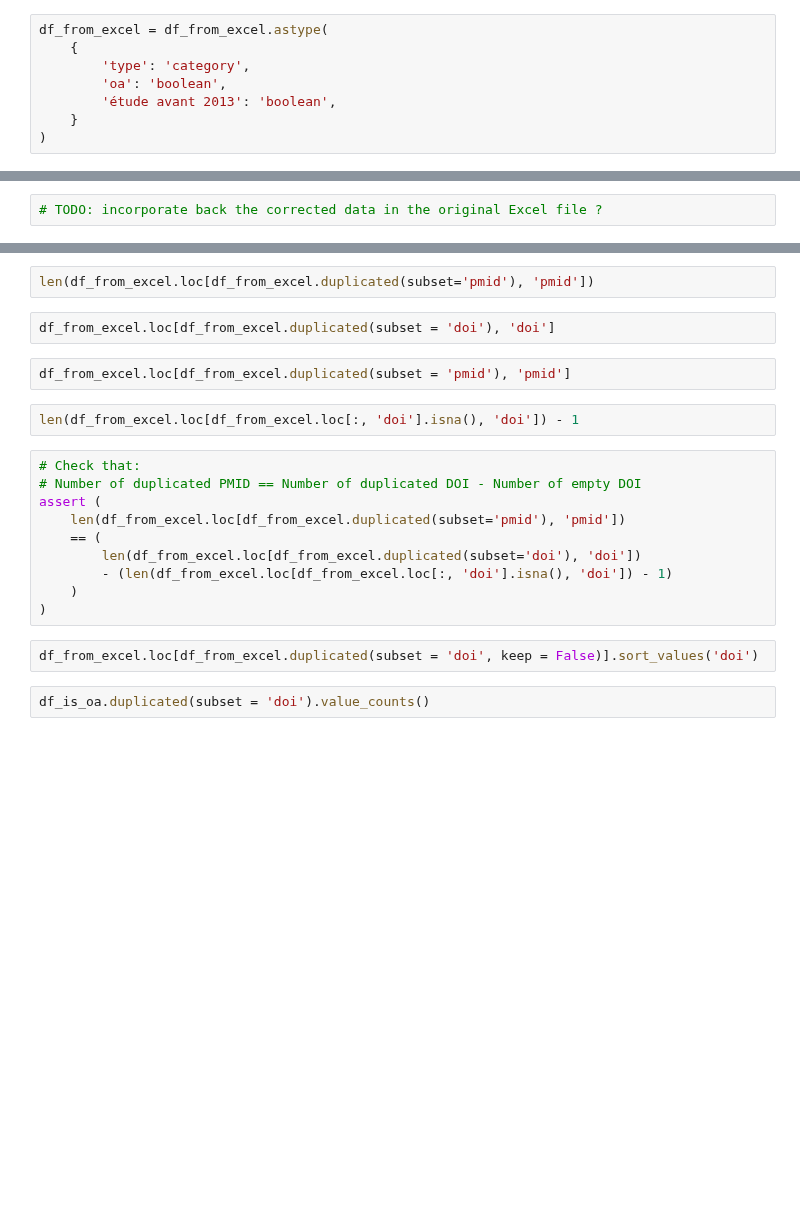
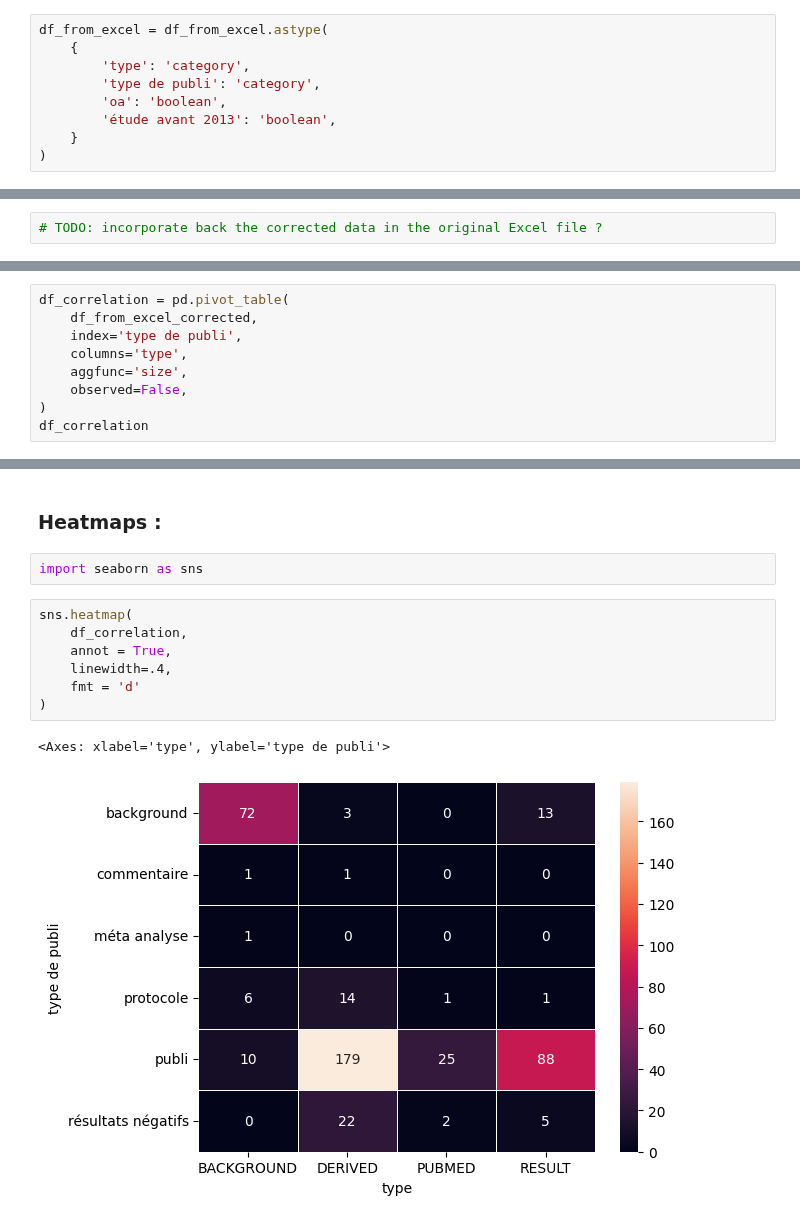
Before and after one commit to Inserm-IST/BSO-Inserm-Sante, a Jupyter notebook: 03_traitement_manuel_donnees_sante.ipynb, the cells around one changed output, grey strips where cells are left out. Cells and saved outputs as stored; diff of their text form; blank space fills up the shorter version.

Commit message:
Added heatmaps to understand correlation

```diff
--- a/03_traitement_manuel_donnees_sante.ipynb
+++ b/03_traitement_manuel_donnees_sante.ipynb
@@ -110,6 +110,7 @@ Name: count, dtype: int64
 df_from_excel = df_from_excel.astype(
     {
         'type': 'category',
+        'type de publi': 'category',
         'oa': 'boolean',
         'étude avant 2013': 'boolean',
     }
@@ -387,0 +420,9 @@ df_from_excel.duplicated(subset = 'pmid').value_counts()
+# %%
+df_correlation = pd.pivot_table(
+    df_from_excel_corrected,
+    index='type de publi',
+    columns='type',
+    aggfunc='size',
+    observed=False,
+)
+df_correlation
@@ -388,22 +457,14 @@ df_from_excel.duplicated(subset = 'pmid').value_counts()
+# %% [markdown]
+### Heatmaps :
+# %%
+import seaborn as sns
 # %%
-len(df_from_excel.loc[df_from_excel.duplicated(subset='pmid'), 'pmid'])
+sns.heatmap(
+    df_correlation,
+    annot = True,
+    linewidth=.4,
+    fmt = 'd'
+)
+# %% [output]
+<Axes: xlabel='type', ylabel='type de publi'>
+[figure, added]
-# %%
-df_from_excel.loc[df_from_excel.duplicated(subset = 'doi'), 'doi']
-# %%
-df_from_excel.loc[df_from_excel.duplicated(subset = 'pmid'), 'pmid']
-# %%
-len(df_from_excel.loc[df_from_excel.loc[:, 'doi'].isna(), 'doi']) - 1
-# %%
-# Check that:
-# Number of duplicated PMID == Number of duplicated DOI - Number of empty DOI
-assert (
-    len(df_from_excel.loc[df_from_excel.duplicated(subset='pmid'), 'pmid'])
-    == (
-        len(df_from_excel.loc[df_from_excel.duplicated(subset='doi'), 'doi'])
-        - (len(df_from_excel.loc[df_from_excel.loc[:, 'doi'].isna(), 'doi']) - 1)
-    )
-)
-# %%
-df_from_excel.loc[df_from_excel.duplicated(subset = 'doi', keep = False)].sort_values('doi')
-# %%
-df_is_oa.duplicated(subset = 'doi').value_counts()
```
Also changed, not shown: parts of 20 cells of this notebook, 1 other file.
